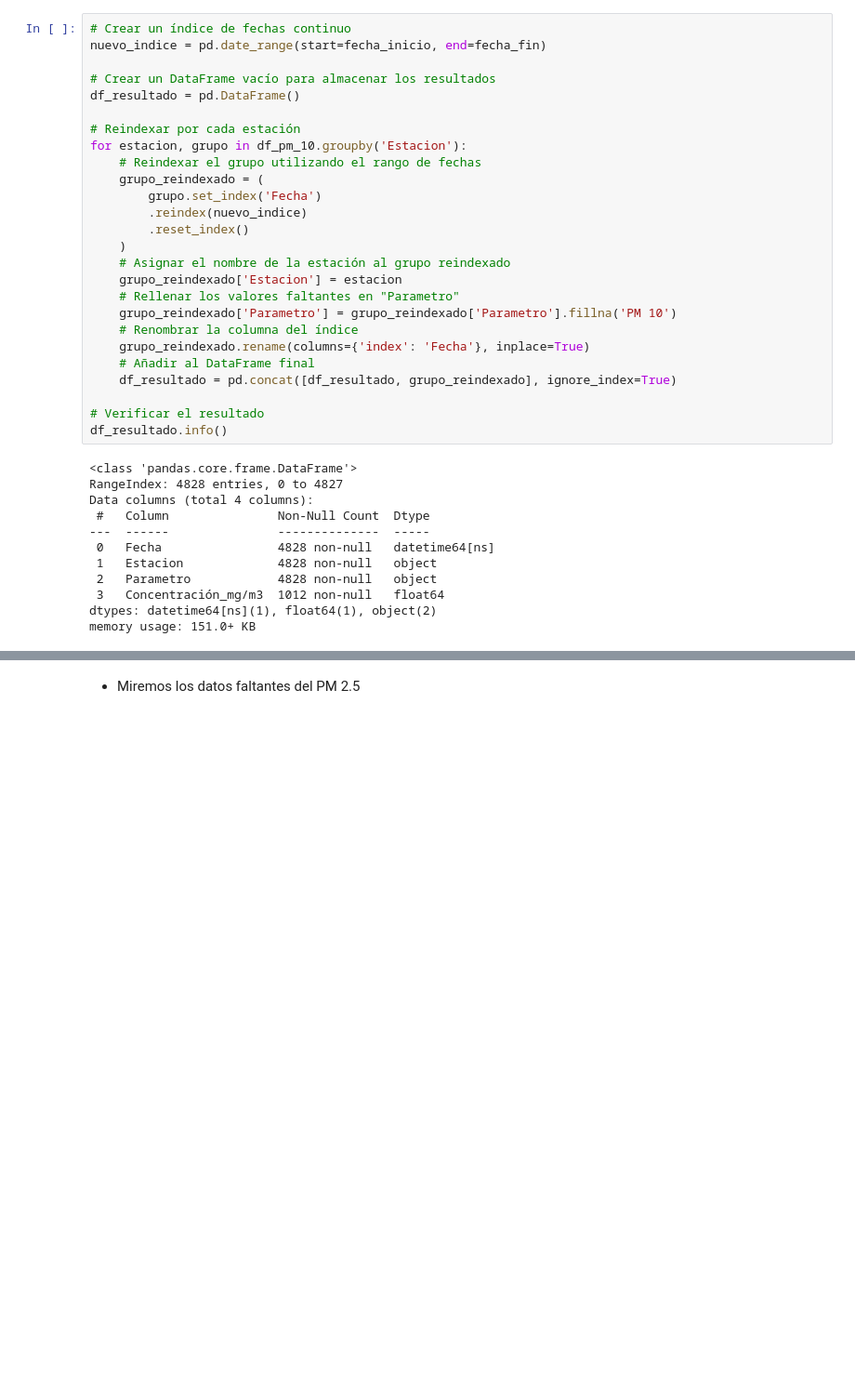
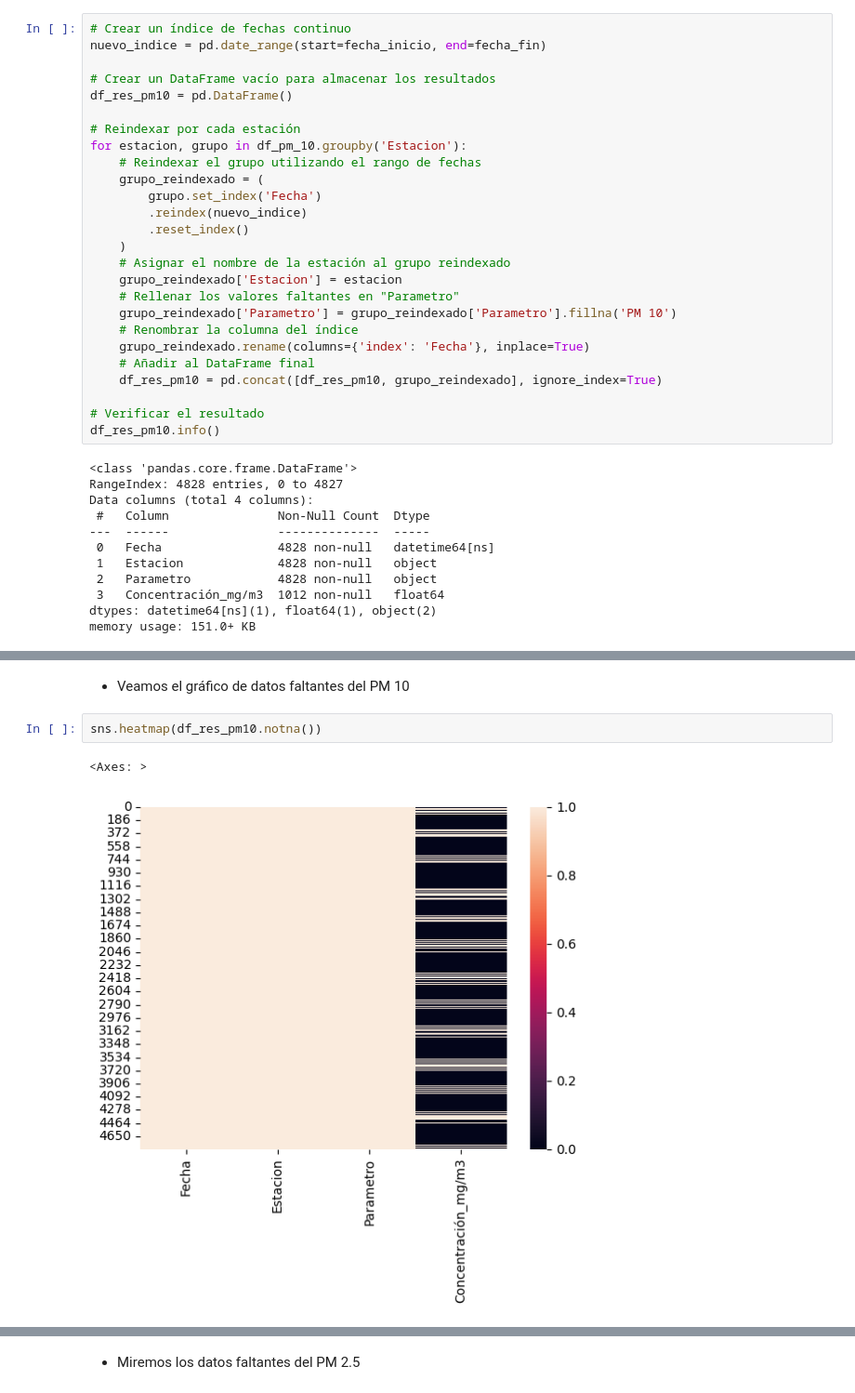
Before and after one commit to cdeoroaguado/jb_aet_pm10_25, a Jupyter notebook: _sources/1_etl.ipynb, the cells around one changed output, grey strips where cells are left out. Shown at 93% size. Saved outputs shown, nothing was run; the diff lists cells and outputs as text; blank space fills up the shorter version.

```diff
--- a/_sources/1_etl.ipynb
+++ b/_sources/1_etl.ipynb
@@ -207,7 +202,7 @@ print(' Fecha de final', fecha_fin)
 nuevo_indice = pd.date_range(start=fecha_inicio, end=fecha_fin)
 
 # Crear un DataFrame vacío para almacenar los resultados
-df_resultado = pd.DataFrame()
+df_res_pm10 = pd.DataFrame()
 
 # Reindexar por cada estación
 for estacion, grupo in df_pm_10.groupby('Estacion'):
@@ -224,10 +219,10 @@ for estacion, grupo in df_pm_10.groupby('Estacion'):
     # Renombrar la columna del índice
     grupo_reindexado.rename(columns={'index': 'Fecha'}, inplace=True)
     # Añadir al DataFrame final
-    df_resultado = pd.concat([df_resultado, grupo_reindexado], ignore_index=True)
+    df_res_pm10 = pd.concat([df_res_pm10, grupo_reindexado], ignore_index=True)
 
 # Verificar el resultado
-df_resultado.info()
+df_res_pm10.info()
 # %% [output]
 <class 'pandas.core.frame.DataFrame'>
 RangeIndex: 4828 entries, 0 to 4827
@@ -270,0 +291,7 @@ missing_data_by_estacion
+# %% [markdown]
+* Veamos el gráfico de datos faltantes del PM 10
+# %%
+sns.heatmap(df_res_pm10.notna())
+# %% [output]
+<Axes: >
+[figure, added]
```
Also changed, not shown: parts of 23 cells of this notebook, 18 other files.
